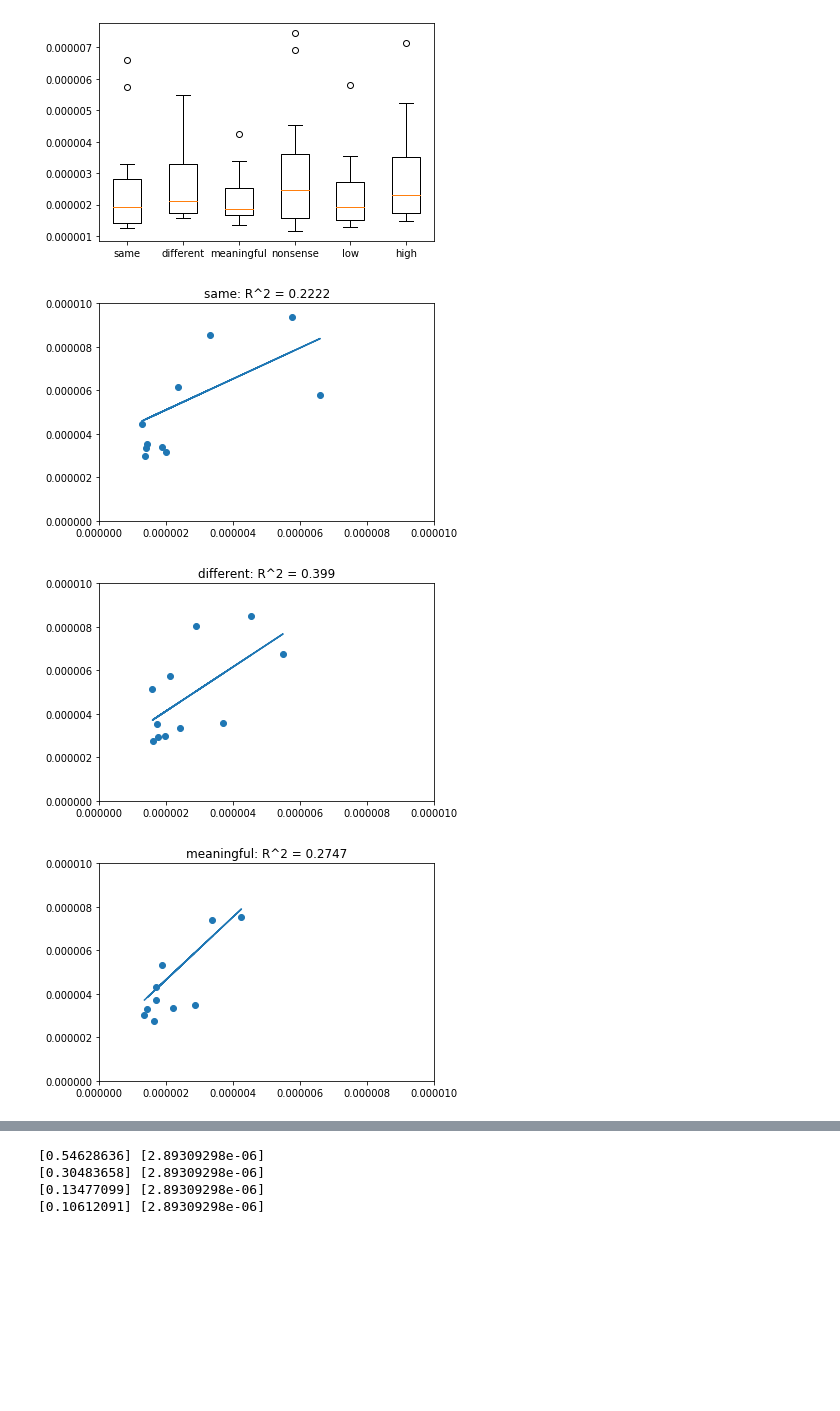
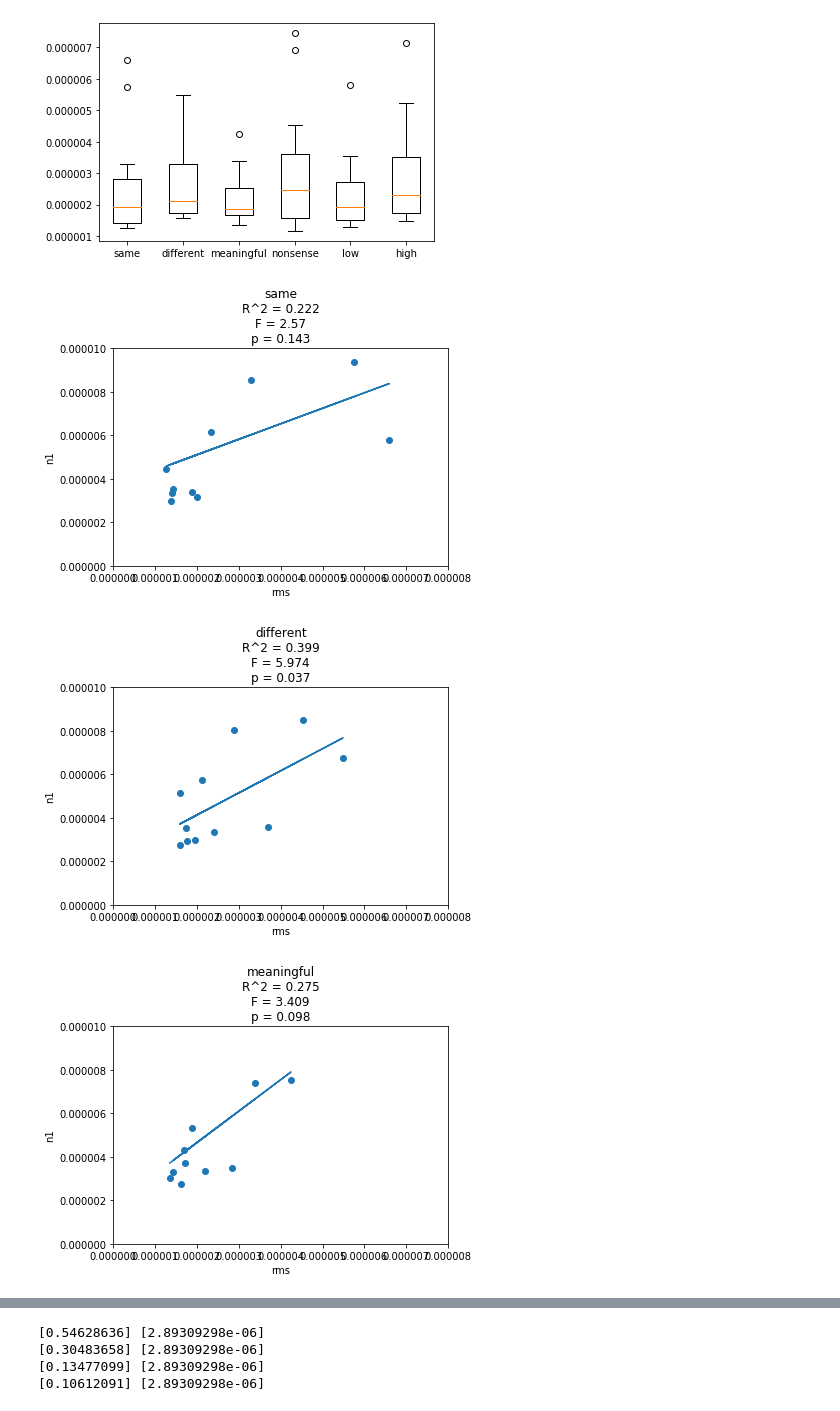
Before and after one commit to letitiayhho/talker_change_data_processing, a Jupyter notebook: 9_N1_RMS/src/n1.ipynb, the cells around one changed output, grey strips where cells are left out. Cells and saved outputs as stored; diff of their text form; code cells hidden in the pictures; blank space fills up the shorter version.

Commit message:
Fixed linear regression, wasn't reading model params from summary dict

```diff
--- a/9_N1_RMS/src/n1.ipynb
+++ b/9_N1_RMS/src/n1.ipynb
@@ -204,33 +204,43 @@ F_onewayResult(statistic=0.48706367674079115, pvalue=0.7845883889849464)
 # %%
 """
 Relationship between N1 magnitude and parietal RMS
 """
 def get_x_y(condition):
     x = df_rms[condition].to_numpy()
     x = x.reshape(-1, 1)
     y = df_n1[condition].to_numpy()
     y = y.reshape(-1, 1)
     return x, y
 
 def get_lin_reg(x, y):
-    reg = LinearRegression().fit(x, y)
-    (rsq, b, m) = (reg.score(x, y), reg.intercept_, reg.coef_)
-    return rsq, b, m
+    x = sm.add_constant(x)
+    model = sm.OLS(y, x)
+    est = model.fit()
+    summary = {'b': est.params[0],
+              'm': est.params[1],
+              'rsq': est.rsquared,
+              'f': est.fvalue,
+              'f_p': est.f_pvalue}
+    return summary
 
-def plot_scatter(x, y, rsq, b, m, condition):
+def plot_scatter(x, y, summary, condition):
     fig, ax = plt.subplots()
     ax.scatter(x, y)
-    ax.plot(x, m*x + b)
-    plt.xlim([0, 0.000010])
+    ax.plot(x, summary['m']*x + summary['b'])
+    plt.xlim([0, 0.000008])
     plt.ylim([0, 0.000010])
-    plt.title(condition + ": R^2 = " + str(round(rsq, 4)))
+    plt.xlabel('rms')
+    plt.ylabel('n1')
+    plt.title(condition + "\nR^2 = " + str(round(summary['rsq'], 3)) +
+              '\nF = ' + str(round(summary['f'], 3)) +
+              '\np = ' + str(round(summary['f_p'], 3)))
 
 conditions = ["same", "different", "meaningful", "nonsense", "low", "high"]
 for condition in conditions:
     (x, y) = get_x_y(condition)
-    (rsq, b, m) = get_lin_reg(x, y)
-    plot_scatter(x, y, rsq, b, m, condition)
+    summary = get_lin_reg(x, y)
+    plot_scatter(x, y, summary, condition)
 # %% [output]
-[figure, old version]
+[figure, new version]
-[figure, old version]
+[figure, new version]
-[figure, old version]
+[figure, new version]
```
Also changed, not shown: parts of 3 cells of this notebook.
